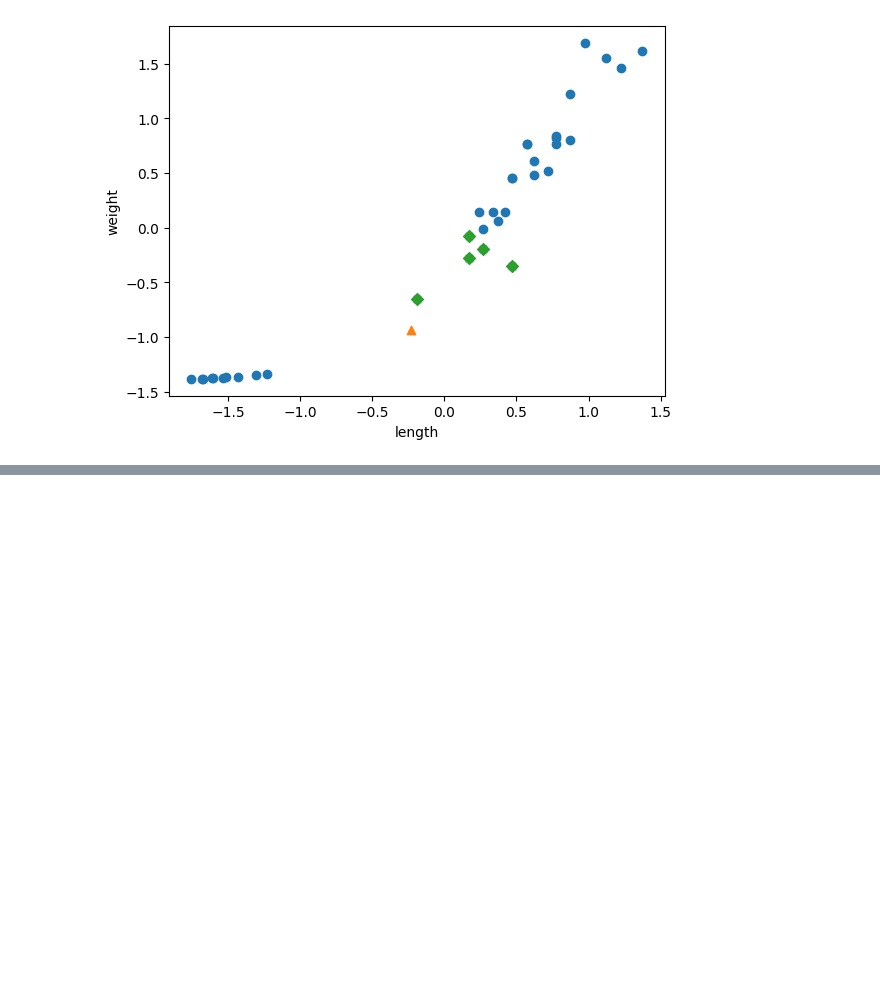
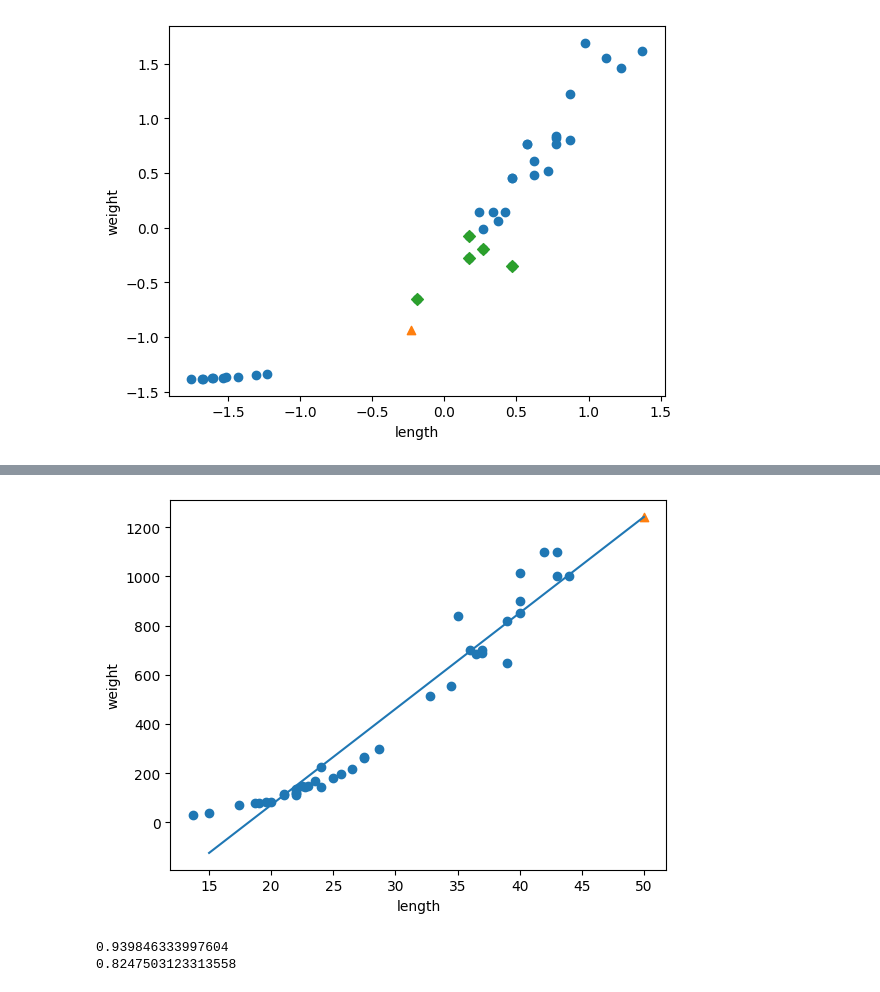
Before and after one commit to allyreum/alone_MDL, a Jupyter notebook: 혼공머신.ipynb, the cells around one changed output, grey strips where cells are left out. Cells and saved outputs as stored; diff of their text form; code cells hidden in the pictures; blank space fills up the shorter version.

```diff
--- a/혼공머신.ipynb
+++ b/혼공머신.ipynb
@@ -403,0 +544,20 @@ plt.show() # new 객체에 가까운 값들이 모두 도미로 나타남(다이
+# %%
+plt.scatter(train_input, train_target)
+
+# 15에서 50까지 1차 방정식 그래프 그리기
+plt.plot([15, 50],              # x축 값 범위 (길이)
+  [15*lr.coef_ + lr.intercept_, # x=15일 때 예측된 무게(y)
+   50*lr.coef_ + lr.intercept_] # x=50일 때 예측된 무게(y)
+)
+plt.scatter(50, lr.predict([[50]]), marker = '^')
+plt.xlabel('length')
+plt.ylabel('weight')
+plt.show()
+# %% [output]
+[figure, added]
+# %%
+print(lr.score(train_input, train_target))
+print(lr.score(test_input, test_target))
+# %% [output]
+0.939846333997604
+0.8247503123313558
```
Also changed, not shown: parts of 71 cells of this notebook.
